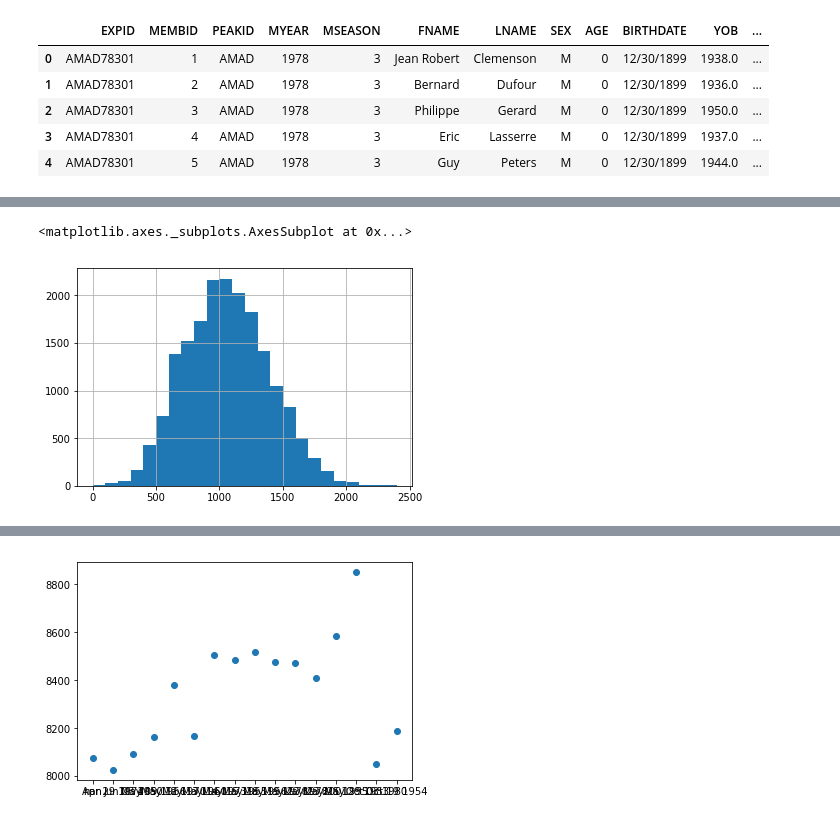
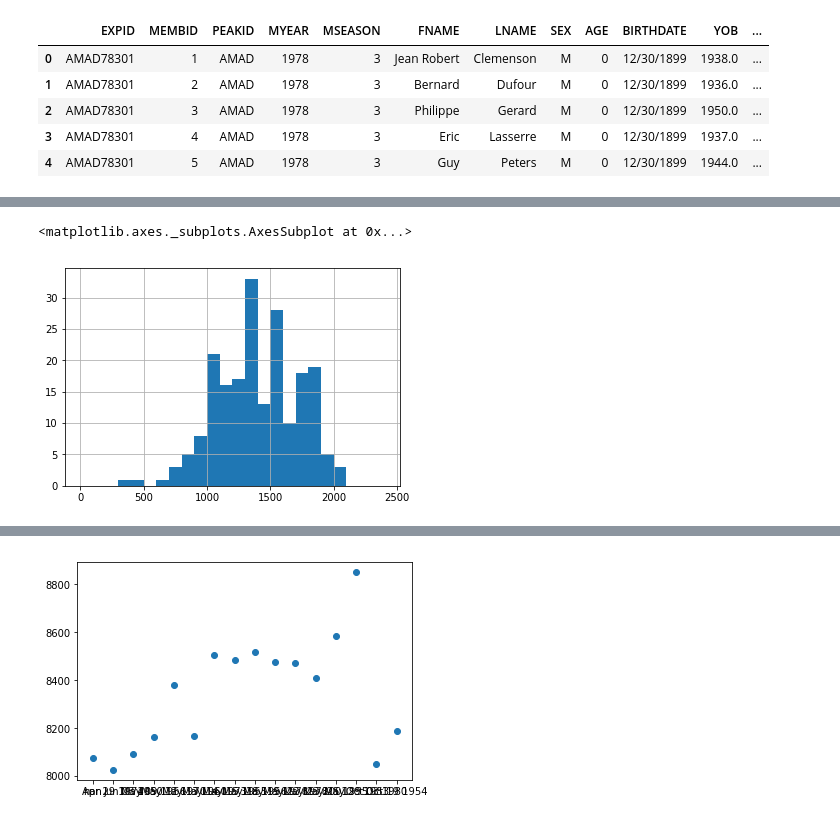
Before and after one commit to elbertwang3/himalayas, a Jupyter notebook: data/Untitled.ipynb, the cells around one changed output, grey strips where cells are left out. Drawn from its saved outputs; the diff is of its cells as text; code cells hidden in the pictures.

```diff
--- a/data/Untitled.ipynb
+++ b/data/Untitled.ipynb
@@ -175,5 +174,5 @@ members.loc[members['MSMTTIME1'].notnull()][:10]
 # %%
-members.loc[members['MSMTTIME1'].notnull()]['MSMTTIME1'].hist(bins=24,range=[0, 2400])
+members.loc[(members['MSMTTIME1'].notnull()) & (members['DEATH'] == True)]['MSMTTIME1'].hist(bins=24,range=[0, 2400])
 # %% [output]
 <matplotlib.axes._subplots.AxesSubplot at 0x...>
-[figure, old version]
+[figure, new version]
```
Also changed, not shown: parts of 22 cells of this notebook, 12 other files.
